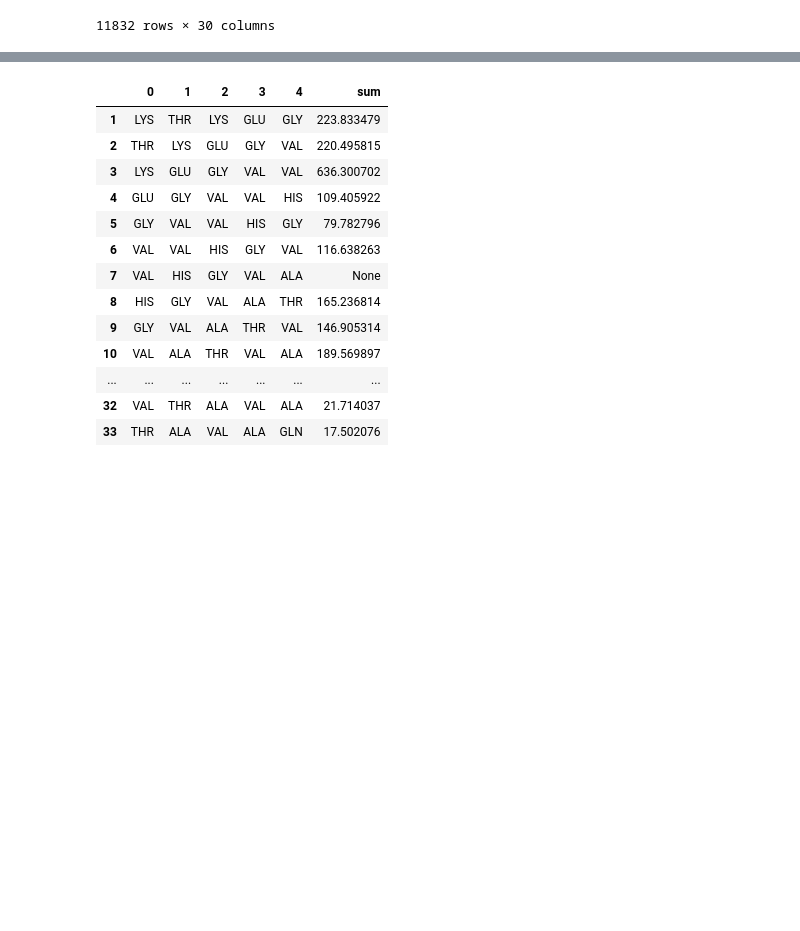
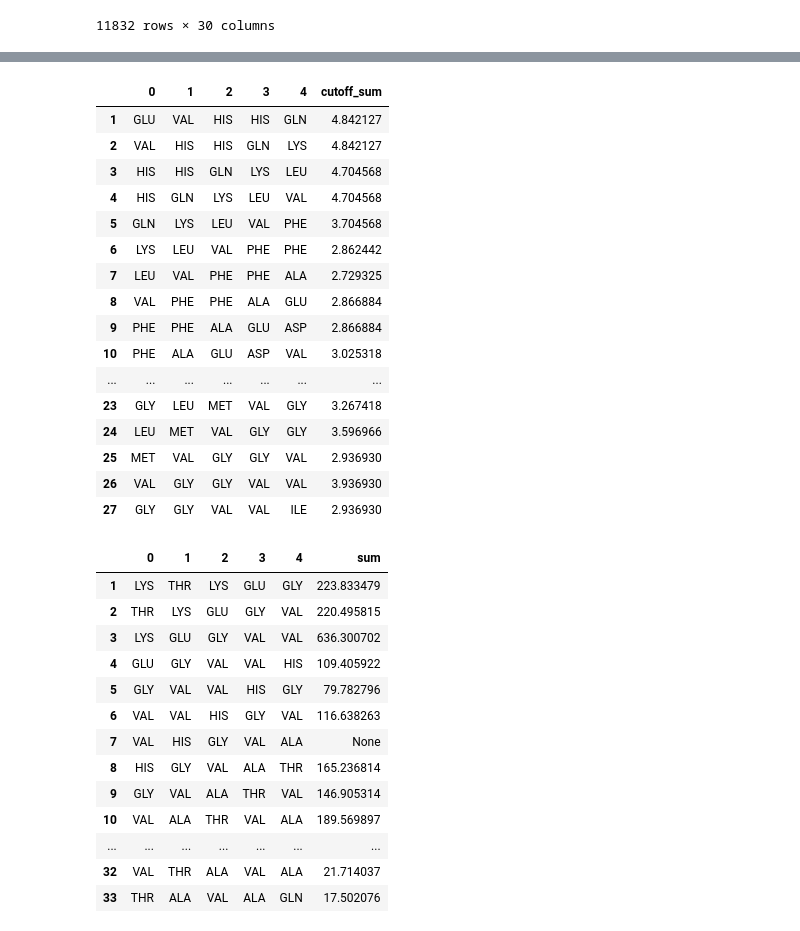
Before and after one commit to Jxu831/Surface-Area, a Jupyter notebook: Surface Area.ipynb, the cells around one changed output, grey strips where cells are left out. Saved outputs shown, nothing was run; the diff lists cells and outputs as text; code cells hidden in the pictures; blank space fills up the shorter version.

```diff
--- a/Surface Area.ipynb
+++ b/Surface Area.ipynb
@@ -284,3 +299,10 @@ def find_cont(names,fragment):
             continue
         counter = 0
     return "None"
+# %%
+#import the manual cutoff table
+
+np.random.seed(99)
+
+cuttoff_table = pd.read_csv('/Users/junyi/Desktop/research/Amyloid_Alter/residue_cutoff.csv').iloc[:,:-3]
+cutoff = cuttoff_table.interpolate().fillna(method='backfill')
@@ -287 +343,44 @@ def find_cont(names,fragment):
+# %%
+#cutoff approach calculations, use no_expose_chains directly
+no_expose_chains.head()
+simplified = no_expose_chains[['PDB','avg','res_name']]
+# do pdb2beg_nH for example
+specific = simplified[simplified['PDB']=='pdb2mxu_nH'].copy()
+cutoff_scores = []
+for i in np.arange(0,len(specific.iloc[:,1:])):
+    series = specific.iloc[:,-2:].iloc[i,:]
+    cutoff_scores = cutoff_scores + [analyzed_score(series)]
+
+specific['cutoff_scores'] = cutoff_scores
+
+lst_cutoffs = np.array(specific['cutoff_scores']).tolist()
+c_lst = []
+cutoffs_dic = {}
+
+sub_five(lst_cutoffs,0,0,c_lst,cutoffs_dic)
+fragment_cutoff = pd.DataFrame.from_dict(cutoffs_dic)
+fragment_cutoff = fragment_cutoff.T
+fragment_cutoff['avg'] = fragment_cutoff.sum(axis=1)
+
+fragment_with_cutoff = fragment_sasa_table.T
+fragment_with_cutoff['cutoff_sum'] = fragment_cutoff['avg']
+fragment_with_cutoff
+# %% [output]
+|  | 0 | 1 | 2 | 3 | 4 | cutoff_sum |
+| 1 | GLU | VAL | HIS | HIS | GLN | 4.842127 |
+| 2 | VAL | HIS | HIS | GLN | LYS | 4.842127 |
+| 3 | HIS | HIS | GLN | LYS | LEU | 4.704568 |
+| 4 | HIS | GLN | LYS | LEU | VAL | 4.704568 |
+| 5 | GLN | LYS | LEU | VAL | PHE | 3.704568 |
+| 6 | LYS | LEU | VAL | PHE | PHE | 2.862442 |
+| 7 | LEU | VAL | PHE | PHE | ALA | 2.729325 |
+| 8 | VAL | PHE | PHE | ALA | GLU | 2.866884 |
+| 9 | PHE | PHE | ALA | GLU | ASP | 2.866884 |
+| 10 | PHE | ALA | GLU | ASP | VAL | 3.025318 |
+| ... | ... | ... | ... | ... | ... | ... |
+| 23 | GLY | LEU | MET | VAL | GLY | 3.267418 |
+| 24 | LEU | MET | VAL | GLY | GLY | 3.596966 |
+| 25 | MET | VAL | GLY | GLY | VAL | 2.936930 |
+| 26 | VAL | GLY | GLY | VAL | VAL | 3.936930 |
+| 27 | GLY | GLY | VAL | VAL | ILE | 2.936930 |
 # %%
```
Also changed, not shown: parts of 6 cells of this notebook.
